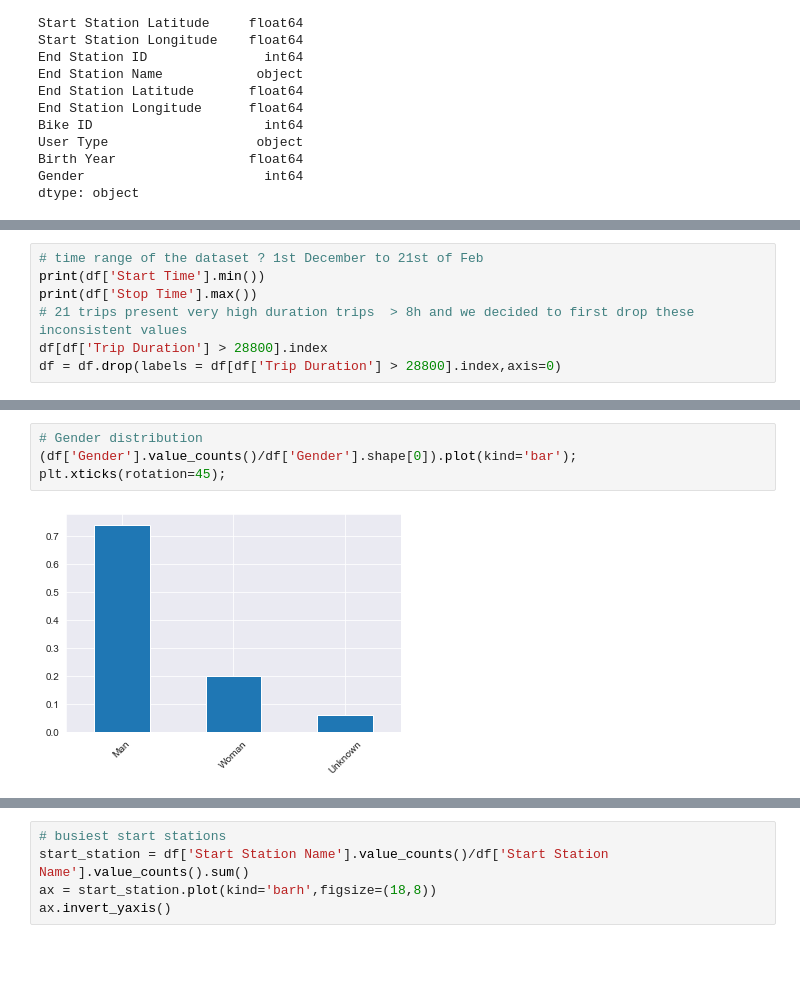
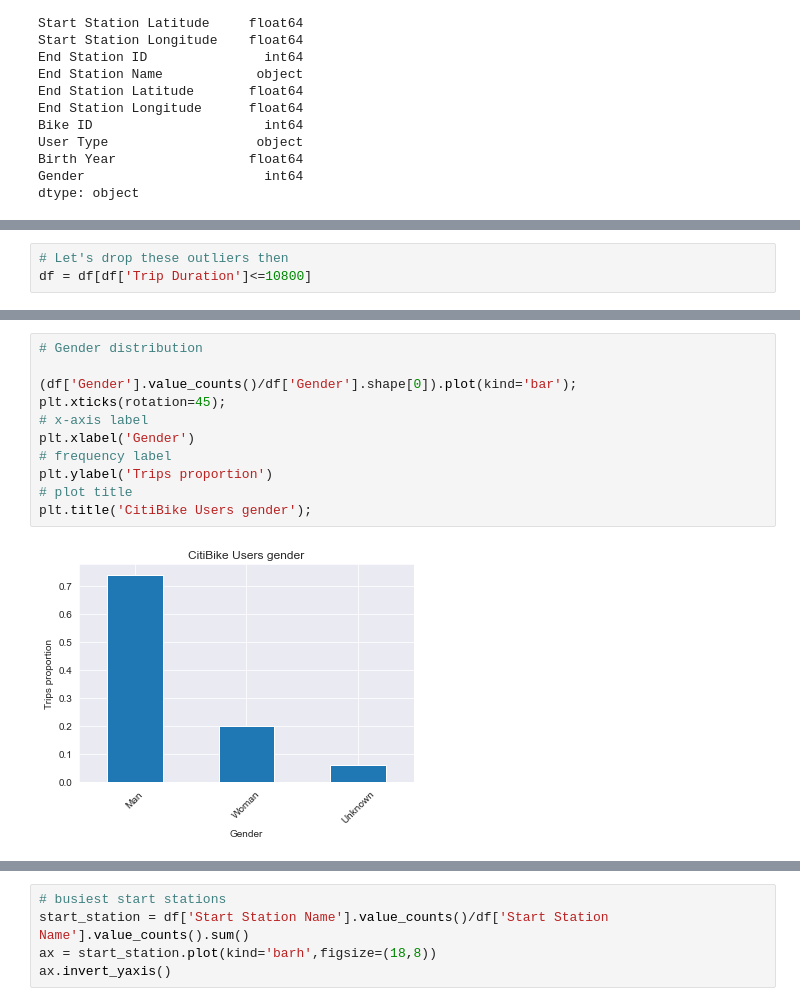
Before and after one commit to midoeddou/citibike_december2015, a Jupyter notebook: Desktop/Udacity/data_scientist/project_one_blog/citi_bike_ride.ipynb, the cells around one changed output, grey strips where cells are left out. Saved outputs shown, nothing was run; the diff lists cells and outputs as text; blank space fills up the shorter version.

```diff
--- a/Desktop/Udacity/data_scientist/project_one_blog/citi_bike_ride.ipynb
+++ b/Desktop/Udacity/data_scientist/project_one_blog/citi_bike_ride.ipynb
@@ -83,0 +157,3 @@ df.hist(figsize = (8,10));
+# %%
+# Let's drop these outliers then
+df = df[df['Trip Duration']<=10800]
@@ -97,7 +224,0 @@ df['Stop Time'] = pd.to_datetime(df['Stop Time'])
-# %%
-# time range of the dataset ? 1st December to 21st of Feb
-print(df['Start Time'].min())
-print(df['Stop Time'].max())
-# 21 trips present very high duration trips  > 8h and we decided to first drop these inconsistent values
-df[df['Trip Duration'] > 28800].index
-df = df.drop(labels = df[df['Trip Duration'] > 28800].index,axis=0)
@@ -167,6 +253,13 @@ plt.show()
 # %%
 # Gender distribution
+
 (df['Gender'].value_counts()/df['Gender'].shape[0]).plot(kind='bar');
 plt.xticks(rotation=45);
+# x-axis label
+plt.xlabel('Gender')
+# frequency label
+plt.ylabel('Trips proportion')
+# plot title
+plt.title('CitiBike Users gender');
 # %% [output]
-[figure, old version]
+[figure, new version]
```
Also changed, not shown: parts of 63 cells of this notebook.
